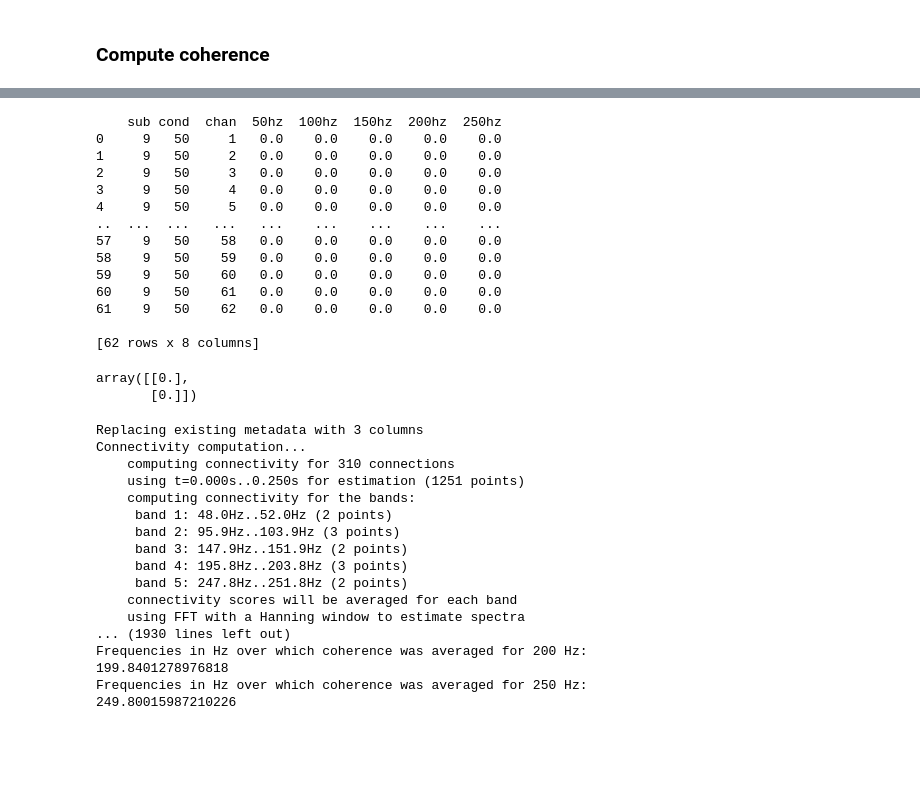
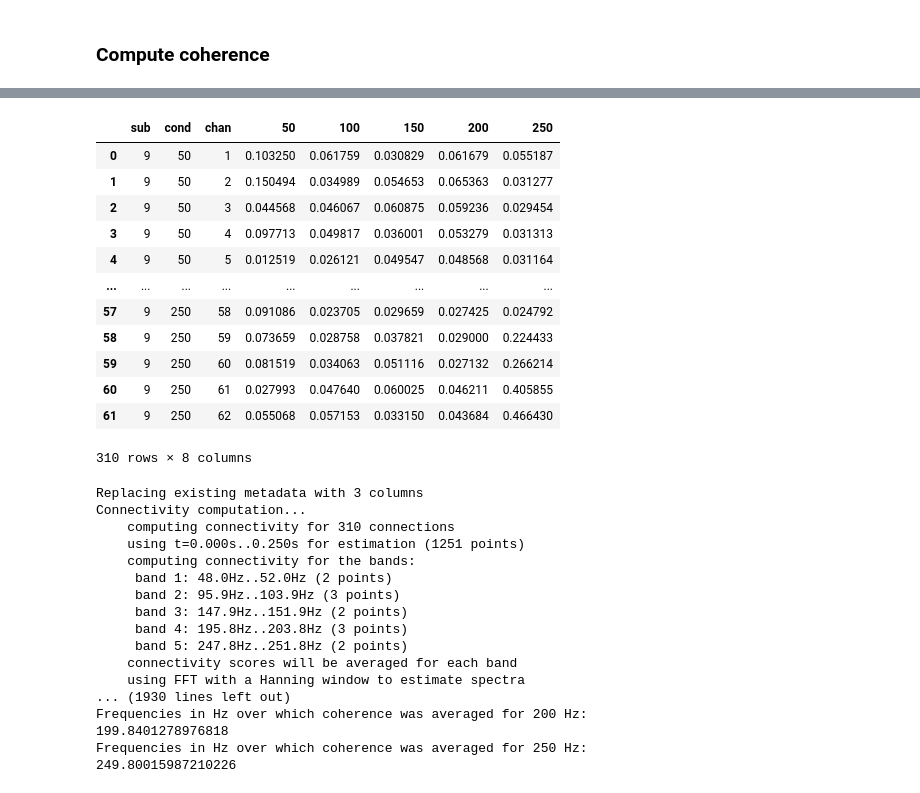
Before and after one commit to letitiayhho/tone-target-monitoring-2, a Jupyter notebook: scripts/coherence_by_condition.ipynb, the cells around one changed output, grey strips where cells are left out. Saved outputs shown, nothing was run; the diff lists cells and outputs as text; code cells hidden in the pictures; blank space fills up the shorter version.

```diff
--- a/scripts/coherence_by_condition.ipynb
+++ b/scripts/coherence_by_condition.ipynb
@@ -25,7 +18,7 @@ RAW_TMAX = 0.5
 TMIN = 0
 TMAX = 0.25
 N_CHANS = 62
-CONDS = ['50hz', '100hz', '150hz', '200hz', '250hz']
+CONDS = ['50', '100', '150', '200', '250']
 # %%
 layout = BIDSLayout(BIDS_ROOT, derivatives = True)
 fpaths = layout.get(scope = 'preprocessing',
@@ -167,13 +166,13 @@ combined_epochs = mne.epochs.add_channels_epochs([epochs, simulated_epochs])
 # %% [markdown]
 ### Compute coherence
 # %%
-# Set indices of channel pairs to compute coherence across
-stim_indices = np.array([63, 64, 65, 66, 67]*N_CHANS)
-chan_indices = np.repeat(np.arange(1, 63, 1), 5)
-indices = (stim_indices, chan_indices)
+# # Set indices of channel pairs to compute coherence across
+# stim_indices = np.array([63, 64, 65, 66, 67]*N_CHANS)
+# chan_indices = np.repeat(np.arange(1, 63, 1), 5)
+# indices = (stim_indices, chan_indices)
 # %%
-# Set freqs to compute coherence at
-freqs = np.array([50, 100, 150, 200, 250])
-fmin = freqs - 5
-fmax = freqs + 5
+# # Set freqs to compute coherence at
+# freqs = np.array([50, 100, 150, 200, 250])
+# fmin = freqs - 5
+# fmax = freqs + 5
 # %%
@@ -265,27 +229,21 @@ Connectivity computation...
 # %%
 # coh_df.insert(0, 'chan', list(range(1, N_CHANS+1)))
 # coh_df
-print(coh_df)
+coh_df
 # %% [output]
+|  | sub | cond | chan | 50 | 100 | 150 | 200 | 250 |
+| 0 | 9 | 50 | 1 | 0.103250 | 0.061759 | 0.030829 | 0.061679 | 0.055187 |
+| 1 | 9 | 50 | 2 | 0.150494 | 0.034989 | 0.054653 | 0.065363 | 0.031277 |
+| 2 | 9 | 50 | 3 | 0.044568 | 0.046067 | 0.060875 | 0.059236 | 0.029454 |
+| 3 | 9 | 50 | 4 | 0.097713 | 0.049817 | 0.036001 | 0.053279 | 0.031313 |
+| 4 | 9 | 50 | 5 | 0.012519 | 0.026121 | 0.049547 | 0.048568 | 0.031164 |
+| ... | ... | ... | ... | ... | ... | ... | ... | ... |
+| 57 | 9 | 250 | 58 | 0.091086 | 0.023705 | 0.029659 | 0.027425 | 0.024792 |
+| 58 | 9 | 250 | 59 | 0.073659 | 0.028758 | 0.037821 | 0.029000 | 0.224433 |
+| 59 | 9 | 250 | 60 | 0.081519 | 0.034063 | 0.051116 | 0.027132 | 0.266214 |
+| 60 | 9 | 250 | 61 | 0.027993 | 0.047640 | 0.060025 | 0.046211 | 0.405855 |
+| 61 | 9 | 250 | 62 | 0.055068 | 0.057153 | 0.033150 | 0.043684 | 0.466430 |
-    sub cond  chan  50hz  100hz  150hz  200hz  250hz
-0     9   50     1   0.0    0.0    0.0    0.0    0.0
-1     9   50     2   0.0    0.0    0.0    0.0    0.0
-2     9   50     3   0.0    0.0    0.0    0.0    0.0
-3     9   50     4   0.0    0.0    0.0    0.0    0.0
-4     9   50     5   0.0    0.0    0.0    0.0    0.0
-..  ...  ...   ...   ...    ...    ...    ...    ...
-57    9   50    58   0.0    0.0    0.0    0.0    0.0
-58    9   50    59   0.0    0.0    0.0    0.0    0.0
-59    9   50    60   0.0    0.0    0.0    0.0    0.0
-60    9   50    61   0.0    0.0    0.0    0.0    0.0
-61    9   50    62   0.0    0.0    0.0    0.0    0.0
-
-[62 rows x 8 columns]
+310 rows × 8 columns
-# %%
-np.zeros((2, 1))
-# %% [output]
-array([[0.],
-       [0.]])
 # %%
 coh = spectral_connectivity_epochs(
     combined_epochs, method='coh', mode='fourier', indices=indices,
```
Also changed, not shown: parts of 7 cells of this notebook.
